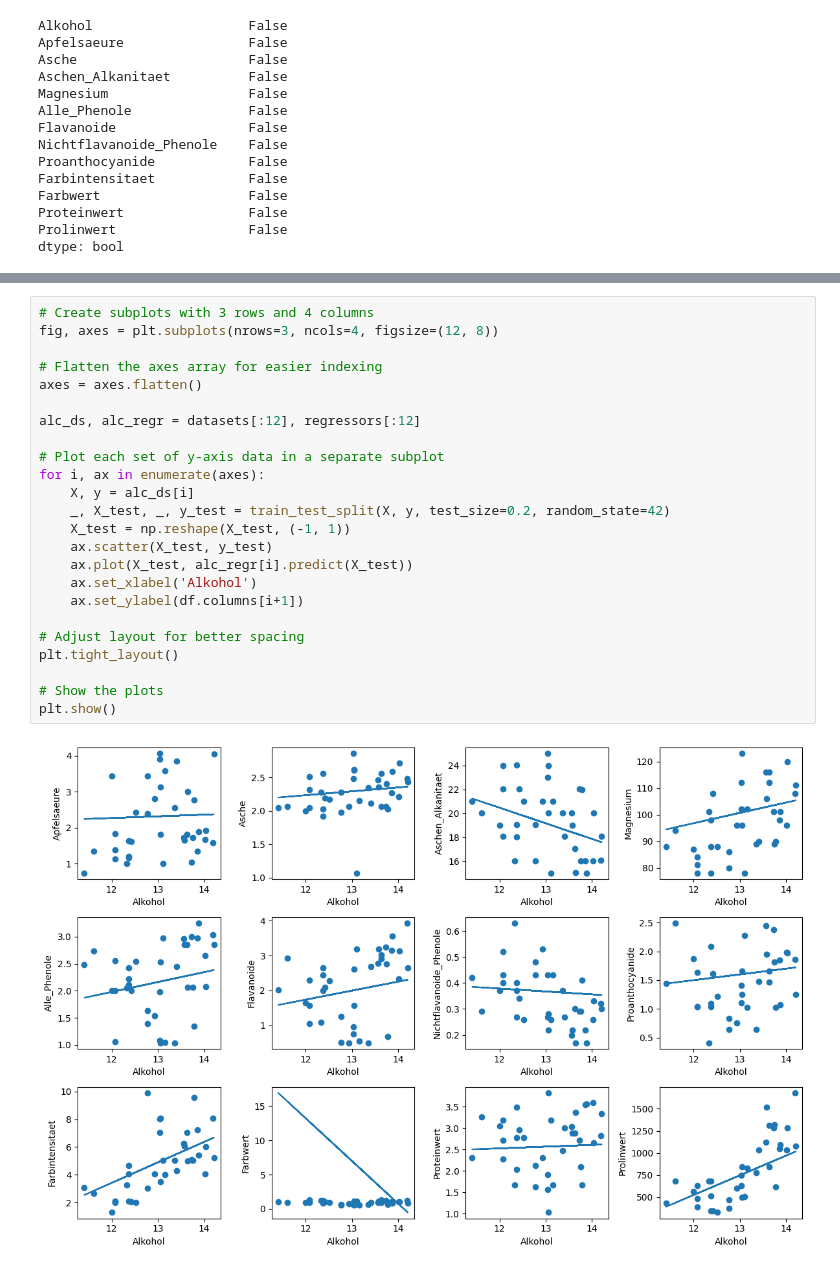
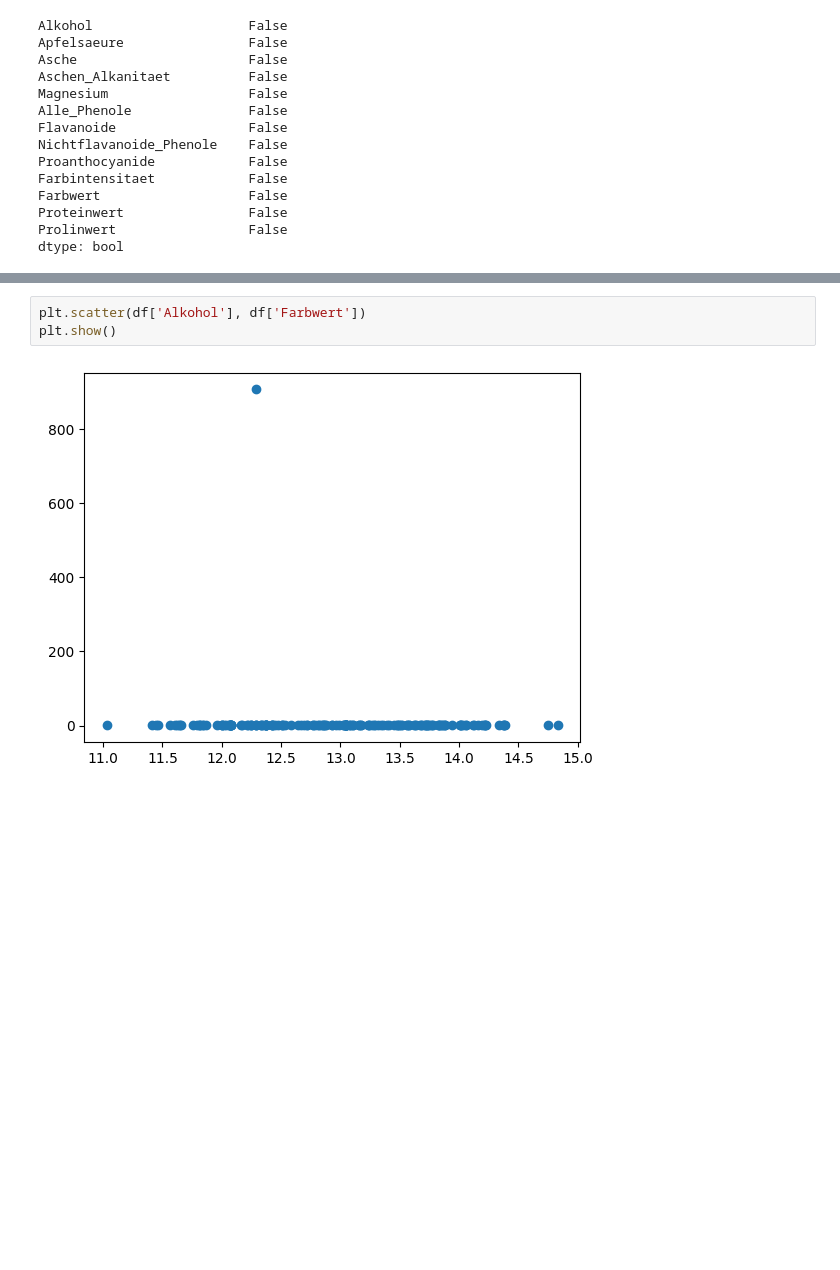
Before and after one commit to ybrenning/ivda, a Jupyter notebook: 02/02-solution.ipynb, the cells around one changed output, grey strips where cells are left out. Drawn from its saved outputs; the diff is of its cells as text; blank space fills up the shorter version.

```diff
--- a/02/02-solution.ipynb
+++ b/02/02-solution.ipynb
@@ -102,26 +85,5 @@ len(datasets), len(regressors)
-# %%
-# Create subplots with 3 rows and 4 columns
-fig, axes = plt.subplots(nrows=3, ncols=4, figsize=(12, 8))
-
-# Flatten the axes array for easier indexing
-axes = axes.flatten()
-
-alc_ds, alc_regr = datasets[:12], regressors[:12]
-
-# Plot each set of y-axis data in a separate subplot
-for i, ax in enumerate(axes):
-    X, y = alc_ds[i]
-    _, X_test, _, y_test = train_test_split(X, y, test_size=0.2, random_state=42)
-    X_test = np.reshape(X_test, (-1, 1))
-    ax.scatter(X_test, y_test)
-    ax.plot(X_test, alc_regr[i].predict(X_test))
-    ax.set_xlabel('Alkohol')
-    ax.set_ylabel(df.columns[i+1])
-
-# Adjust layout for better spacing
-plt.tight_layout()
-
-# Show the plots
-plt.show()
-# %% [output]
-[figure, removed]
+# %%
+plt.scatter(df['Alkohol'], df['Farbwert'])
+plt.show()
+# %% [output]
+[figure, added]
```
Also changed, not shown: parts of 11 cells of this notebook.
